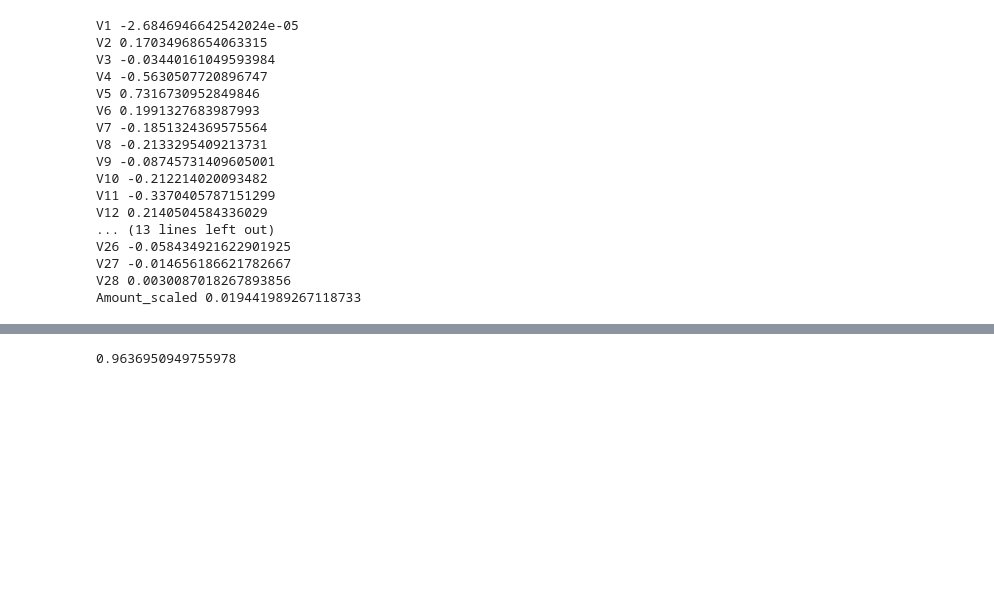
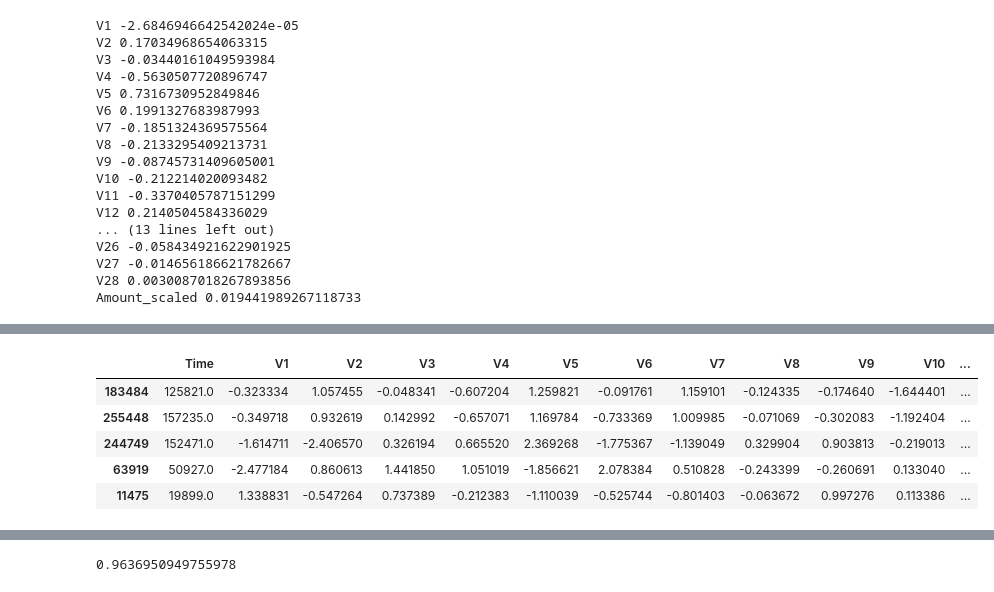
Before and after one commit to umangchaudhry/DSCaseStudy2-Credit-Fraud, a Jupyter notebook: Notebooks/LogisticRegression.ipynb, the cells around one changed output, grey strips where cells are left out. Cells and saved outputs as stored; diff of their text form; code cells hidden in the pictures; blank space fills up the shorter version.

```diff
--- a/Notebooks/LogisticRegression.ipynb
+++ b/Notebooks/LogisticRegression.ipynb
@@ -189,0 +194,9 @@ Text(0.5, 0, 'Decile')
+# %%
+df_test.head()
+# %% [output]
+|  | Time | V1 | V2 | V3 | V4 | V5 | V6 | V7 | V8 | V9 | V10 | ... |
+| 183484 | 125821.0 | -0.323334 | 1.057455 | -0.048341 | -0.607204 | 1.259821 | -0.091761 | 1.159101 | -0.124335 | -0.174640 | -1.644401 | ... |
+| 255448 | 157235.0 | -0.349718 | 0.932619 | 0.142992 | -0.657071 | 1.169784 | -0.733369 | 1.009985 | -0.071069 | -0.302083 | -1.192404 | ... |
+| 244749 | 152471.0 | -1.614711 | -2.406570 | 0.326194 | 0.665520 | 2.369268 | -1.775367 | -1.139049 | 0.329904 | 0.903813 | -0.219013 | ... |
+| 63919 | 50927.0 | -2.477184 | 0.860613 | 1.441850 | 1.051019 | -1.856621 | 2.078384 | 0.510828 | -0.243399 | -0.260691 | 0.133040 | ... |
+| 11475 | 19899.0 | 1.338831 | -0.547264 | 0.737389 | -0.212383 | -1.110039 | -0.525744 | -0.801403 | -0.063672 | 0.997276 | 0.113386 | ... |
```
Also changed, not shown: parts of 5 cells of this notebook, 6 other files.
